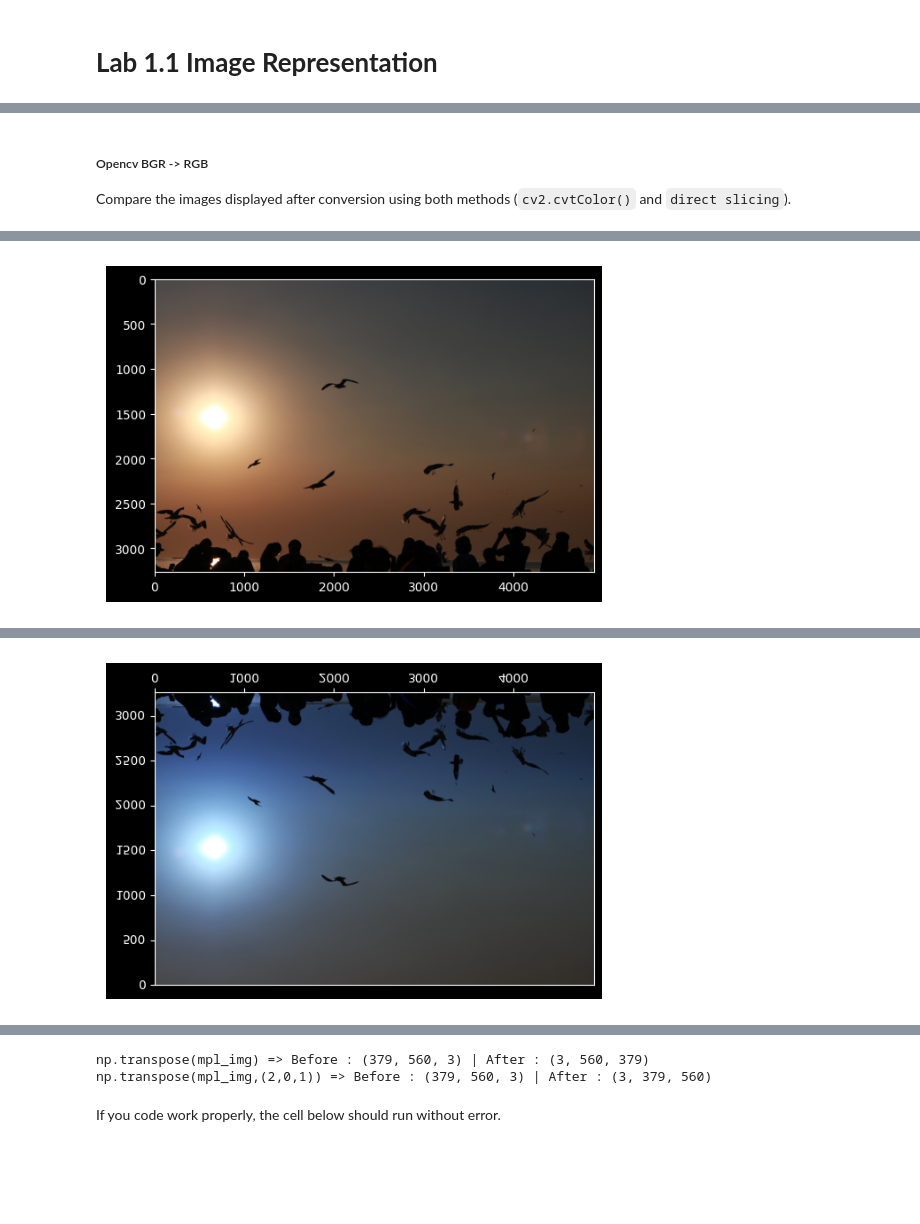
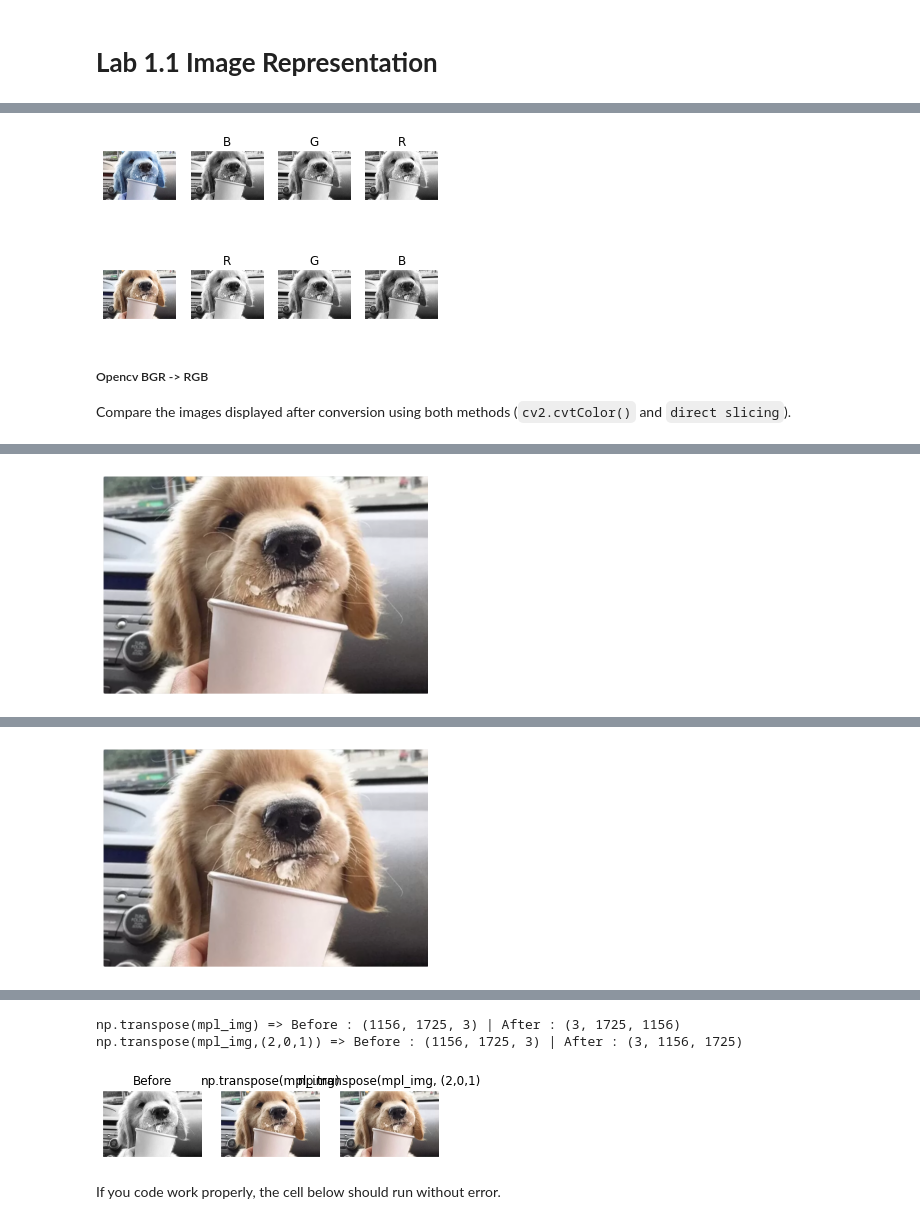
Before and after one commit to nkietwee/Image_processing-2024, a Jupyter notebook: Lab1_image-representation/Lab1_1.ipynb, the cells around one changed output, grey strips where cells are left out. Cells and saved outputs as stored; diff of their text form; code cells hidden in the pictures; blank space fills up the shorter version.

```diff
--- a/Lab1_image-representation/Lab1_1.ipynb
+++ b/Lab1_image-representation/Lab1_1.ipynb
@@ -94,3 +75,36 @@ plt.show()
+# %%
+### START CODE HERE ###
+fig, axs = plt.subplots(2, 4)
+axs[0, 0].imshow(cv_img)
+axs[0, 0].set_title('')
+axs[0, 0].axis('off')
+axs[0, 1].imshow(cv_img[:,:,0], cmap="gray")
+axs[0, 1].set_title('B')
+axs[0, 1].axis('off')
+axs[0, 2].imshow(cv_img[:,:,1], cmap="gray")
+axs[0, 2].set_title('G')
+axs[0, 2].axis('off')
+axs[0, 3].imshow(cv_img[:,:,2], cmap="gray")
+axs[0, 3].set_title('R')
+axs[0, 3].axis('off')
+
+axs[1, 0].imshow(mpl_img)
+axs[1, 0].set_title('')
+axs[1, 0].axis('off')
+axs[1, 1].imshow(mpl_img[:,:,0], cmap="gray")
+axs[1, 1].set_title('R')
+axs[1, 1].axis('off')
+axs[1, 2].imshow(mpl_img[:,:,1], cmap="gray")
+axs[1, 2].set_title('G')
+axs[1, 2].axis('off')
+axs[1, 3].imshow(mpl_img[:,:,2], cmap="gray")
+axs[1, 3].set_title('B')
+axs[1, 3].axis('off')
+
+plt.show()
+### END CODE HERE ###
+# %% [output]
+[figure, added]
 # %% [markdown]
 ##### Opencv BGR -> RGB
 Compare the images displayed after conversion using both methods (`cv2.cvtColor()` and `direct slicing`).
@@ -111,7 +125,7 @@ Use `cv2.cvtColor()`
 </details>
 # %%
 ### START CODE HERE ###
-path = "./asset/1-3.png"
+path = "./asset/dog.png"
 img = cv2.imread(path)
 img = cv2.cvtColor(img, cv2.COLOR_BGR2RGB)
 
@@ -120,7 +134,7 @@ plt.axis('off')
 plt.show()
 ### END CODE HERE ###
 # %% [output]
-[figure, old version]
+[figure, new version]
 # %% [markdown]
 Use `direct slicing method (array[...])`
 <details>
@@ -138,17 +152,17 @@ Use `direct slicing method (array[...])`
 </details>
 # %%
 ### START CODE HERE ###
-path = "./asset/1-3.png"
+path = "./asset/dog.png"
 img = cv2.imread(path)
 img_rgb = img.copy()
-img_rgb = img_rgb[::-1]
+img_rgb = img_rgb[:, :, ::-1]
 plt.imshow(img_rgb)
 plt.axis('off')
 plt.show()
 # print(img)
 ### END CODE HERE ###
 # %% [output]
-[figure, old version]
+[figure, new version]
 # %% [markdown]
 ## **Image Reshape**
 
@@ -182,36 +196,38 @@ np.transpose(mpl_img,(2,0,1)) => Before : (3265, 4898, 3) | After : (3, 3265, 48
 # np.tranpose?
 # %%
 ### START CODE HERE ###
-path = "./asset/1-3.png"
+path = "./asset/dog.png"
 mpl_img = cv2.imread(path)
-# original_img = cv2.cvtColor(original_img, cv2.COLOR_BGR2HWC)
-# reshaped_trade_trans = np.transpose(original_img)
-# reshaped_trade_trans = cv2.imread(reshaped_trade_trans)
-# print(original_img.shape)
+# original_img = cv2.cvtColor(mpl_img, cv2.COLOR_BGR2RGB)
+
+reshaped_trade_trans = np.transpose(mpl_img)
 print('np.transpose(mpl_img) => Before :',mpl_img.shape,'| After :',reshaped_trade_trans.shape)
-# print(reshaped_trade_trans.shape)
 
-reshaped_trans = np.transpose(original_img, (2, 0, 1))
+reshaped_trans = np.transpose(mpl_img, (2,0,1))
 print('np.transpose(mpl_img,(2,0,1)) => Before :',mpl_img.shape,'| After :',reshaped_trans.shape)
 
 
-# fig, axs = plt.subplots(1, 3)
-# axs[0].imshow(original_img)
-# axs[0].set_title('Before')
-# axs[0].axis('off')
+fig, axs = plt.subplots(1, 3)
+axs[0].imshow(original_img[:,:,0], cmap="gray")
+axs[0].set_title('Before')
+axs[0].axis('off')
 
-# axs[1].imshow(reshaped_trade_trans)
-# axs[1].set_title('np.transpose(mpl_img)')
-# axs[1].axis('off')
+axs[1].imshow(original_img[0:,:,], cmap="gray")
+axs[1].set_title('np.transpose(mpl_img)')
+axs[1].axis('off')
 
+axs[2].imshow(original_img[0:,:,], cmap="gray")
+axs[2].set_title('np.transpose(mpl_img, (2,0,1)')
+axs[2].axis('off')
 
 
 plt.show()
 
 ### END CODE HERE ###
 # %% [output]
-np.transpose(mpl_img) => Before : (379, 560, 3) | After : (3, 560, 379)
-np.transpose(mpl_img,(2,0,1)) => Before : (379, 560, 3) | After : (3, 379, 560)
+np.transpose(mpl_img) => Before : (1156, 1725, 3) | After : (3, 1725, 1156)
+np.transpose(mpl_img,(2,0,1)) => Before : (1156, 1725, 3) | After : (3, 1156, 1725)
+[figure, added]
 # %% [markdown]
 If you code work properly, the cell below should run without error.
 # %%
```
Also changed, not shown: parts of 3 cells of this notebook, 1 other file.
